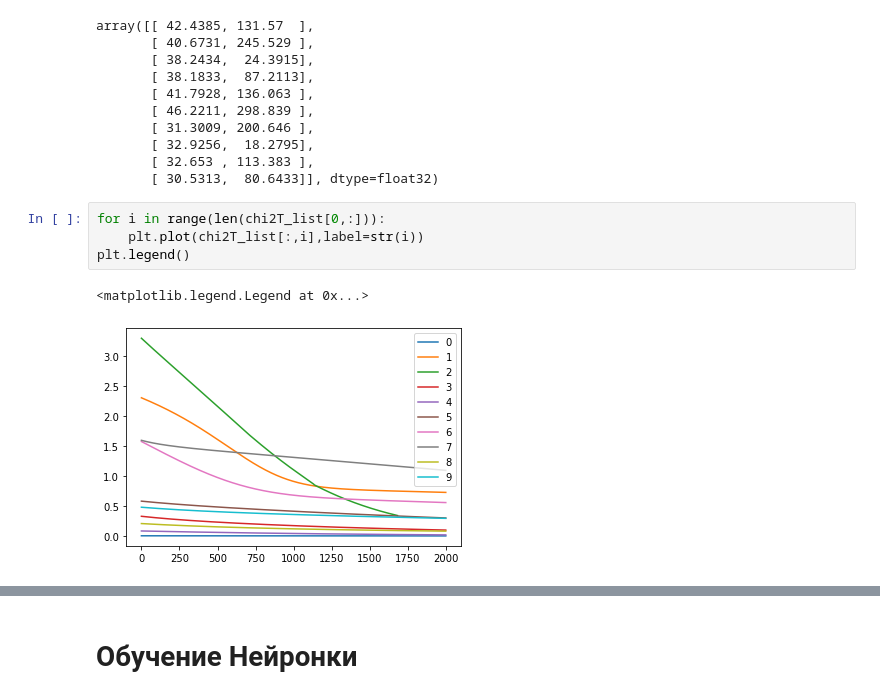
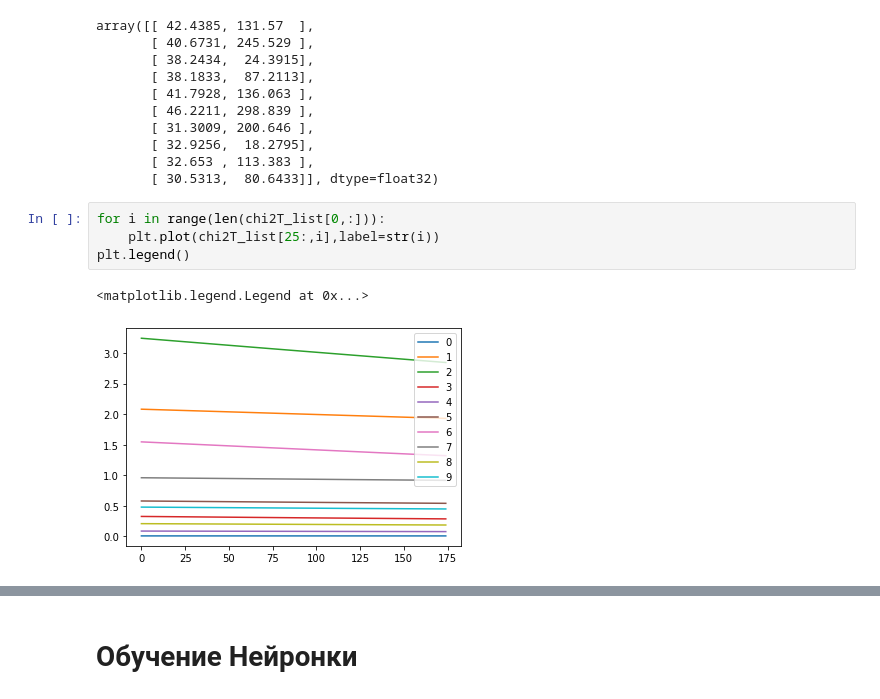
Before and after one commit to fitagdinov/Telescope_Array, a Jupyter notebook: Parameters_all/Notebooks/main_parameters.ipynb, the cells around one changed output, grey strips where cells are left out. Drawn from its saved outputs; the diff is of its cells as text.

```diff
--- a/Parameters_all/Notebooks/main_parameters.ipynb
+++ b/Parameters_all/Notebooks/main_parameters.ipynb
@@ -508,8 +655,8 @@ array([[ 42.4385, 131.57  ],
        [ 30.5313,  80.6433]], dtype=float32)
 # %%
 for i in range(len(chi2T_list[0,:])):
-    plt.plot(chi2T_list[:,i],label=str(i))
+    plt.plot(chi2T_list[25:,i],label=str(i))
 plt.legend()
 # %% [output]
 <matplotlib.legend.Legend at 0x...>
-[figure, old version]
+[figure, new version]
```
Also changed, not shown: parts of 20 cells of this notebook, 2 other files.
